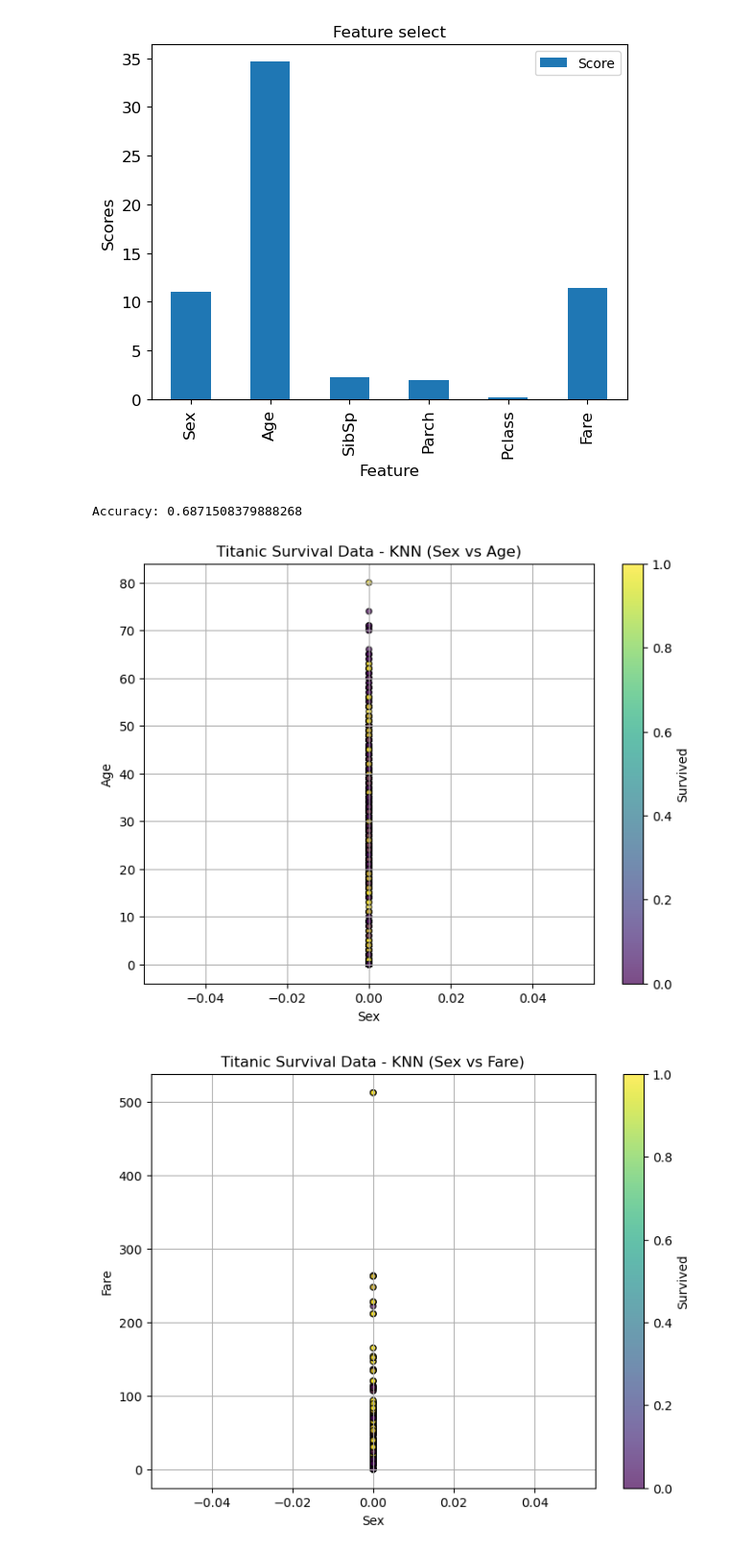
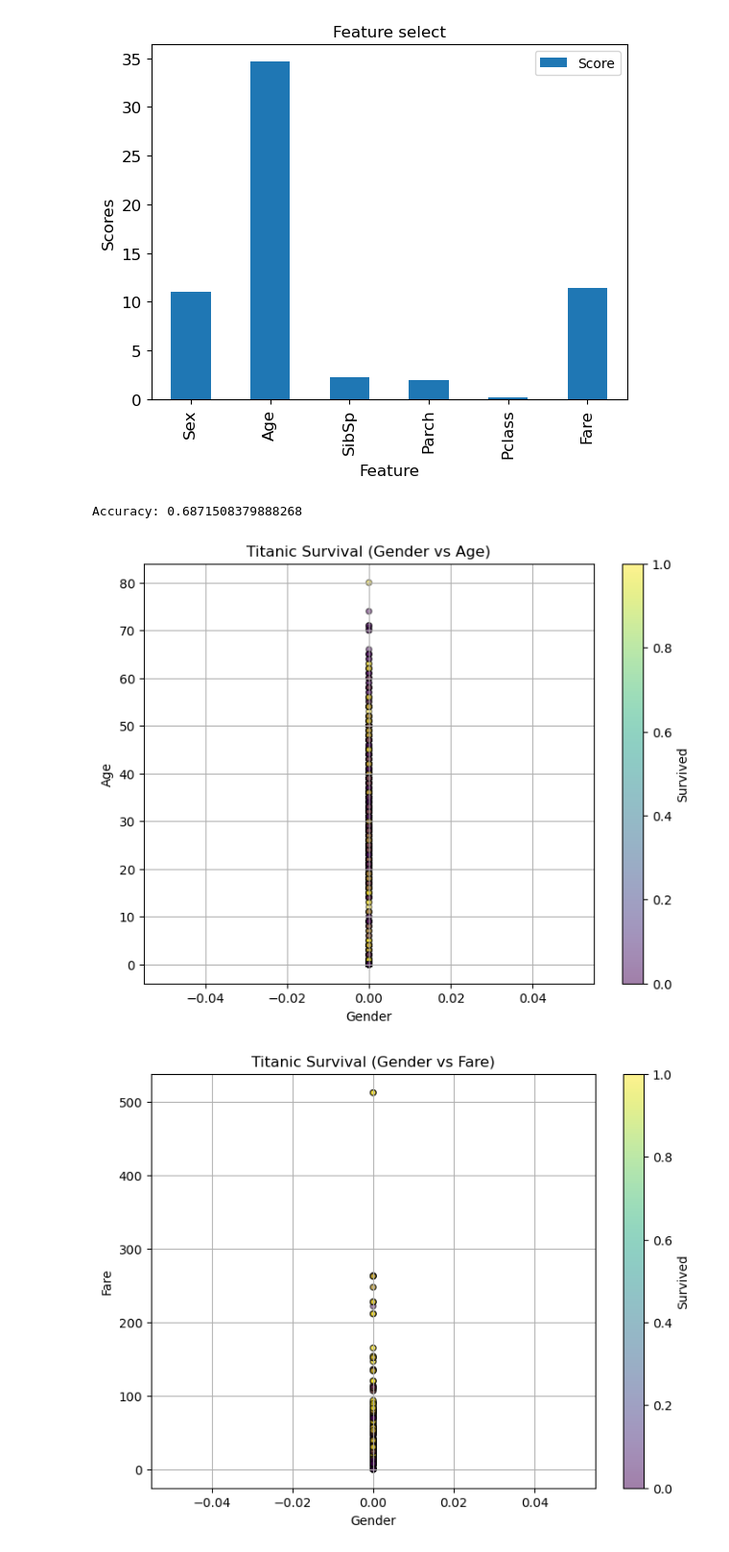
Before and after one commit to jennyn2/Final421, a Jupyter notebook: Final_Nguyen_Jenny.ipynb, the cells around one changed output. Shown at 96% size. Saved outputs shown, nothing was run; the diff lists cells and outputs as text; code cells hidden in the pictures.

```diff
--- a/Final_Nguyen_Jenny.ipynb
+++ b/Final_Nguyen_Jenny.ipynb
@@ -154,42 +154,52 @@ if __name__ == '__main__':
     df.fillna(0, inplace=True)
 
     #features
-    X = df[['Sex', 'Age', 'SibSp', 'Parch', 'Pclass', 'Fare']].values
+    X = df[["Sex", "Age", "SibSp", "Parch", "Pclass", "Fare"]].values
     y = df["Survived"].values
 
     X = scaler.fit_transform(X)
     X_train, X_test, y_train, y_test = train_test_split(X, y, test_size=0.2, random_state=1)
 
     knn = KNN(k=5)
     knn.fit(X_train, y_train)
 
     #predictions
     y_prediction = knn.predict(X_test)
 
     #accuracy
     accuracy = accuracy_score(y_test, y_pred)
     print("Accuracy:", accuracy)
 
     #data and decision boundries
     def plot_data(X, y, title, xlabel, ylabel):
         plt.figure(figsize=(8, 6))
-        plt.scatter(X[:, 0], X[:, 1], c=y, edgecolor='k', s=20, alpha=0.7)
+        plt.scatter(X[:, 0], X[:, 1], c=y, edgecolor='k', s=20, alpha=0.5)
         plt.title(title)
         plt.xlabel(xlabel)
         plt.ylabel(ylabel)
         plt.colorbar(label='Survived')
         plt.grid(True)
         plt.show()
 
-#bruh wont work bc it's continous vs binary.
-#gender vs age
-X_vis = df[['Sex', 'Age']].values
-plot_data(X_vis, y, "Titanic Survival Data - KNN (Sex vs Age)", "Sex", "Age")
+#gender v. age
+X_vis = df[["Sex", "Age"]].values
+plot_data(X_vis, y, "Titanic Survival (Gender vs Age)", "Gender", "Age")
 
-#gender vs fare
-X_vis = df[['Sex', 'Fare']].values
-plot_data(X_vis, y, "Titanic Survival Data - KNN (Sex vs Fare)", "Sex", "Fare")
+#gender v. fare
+X_vis = df[["Sex", "Fare"]].values
+plot_data(X_vis, y, "Titanic Survival (Gender vs Fare)", "Gender", "Fare")
+
+#class v. fare
+X_vis = df[["Pclass", "Fare"]].values
+plot_data(X_vis, y, "Titanic Survival (Class vs Fare)", "Pclass", "Fare")
+
+#gender v. class
+X_vis = df[["Sex", "Pclass"]].values
+plot_data(X_vis, y, "Titanic Survival (Gender vs Pclass)", "Gender", "Pclass")
+
+X_vis = df[["Age", "Fare"]].values
+plot_data(X_vis, y, "Titanic Survival (Age vs Fare)", "Age", "Fare")
 # %% [output]
 Accuracy: 0.6871508379888268
-[figure, old version]
+[figure, new version]
-[figure, old version]
+[figure, new version]
```
Also changed, not shown: parts of 4 cells of this notebook, 1 other file.
